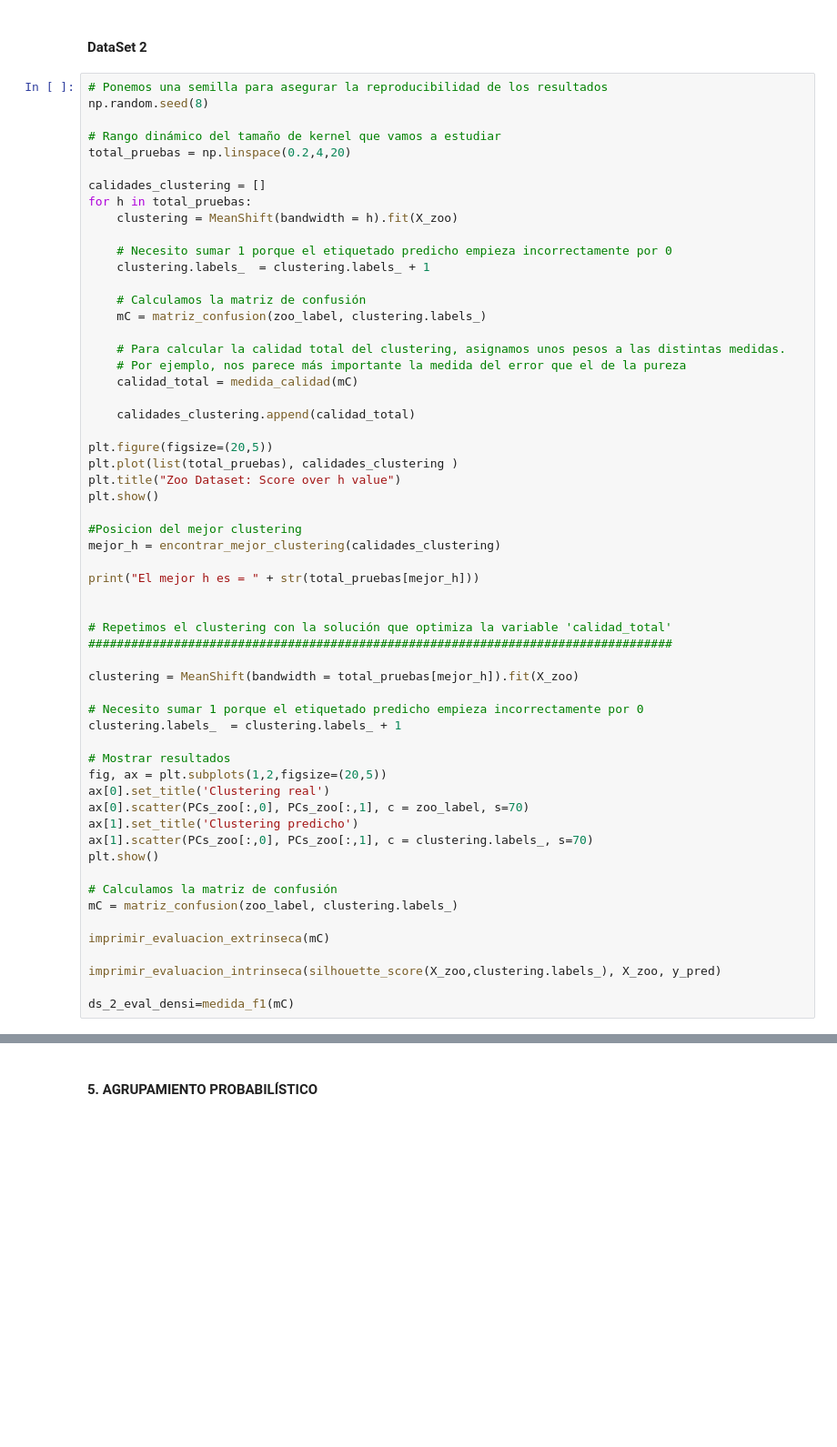
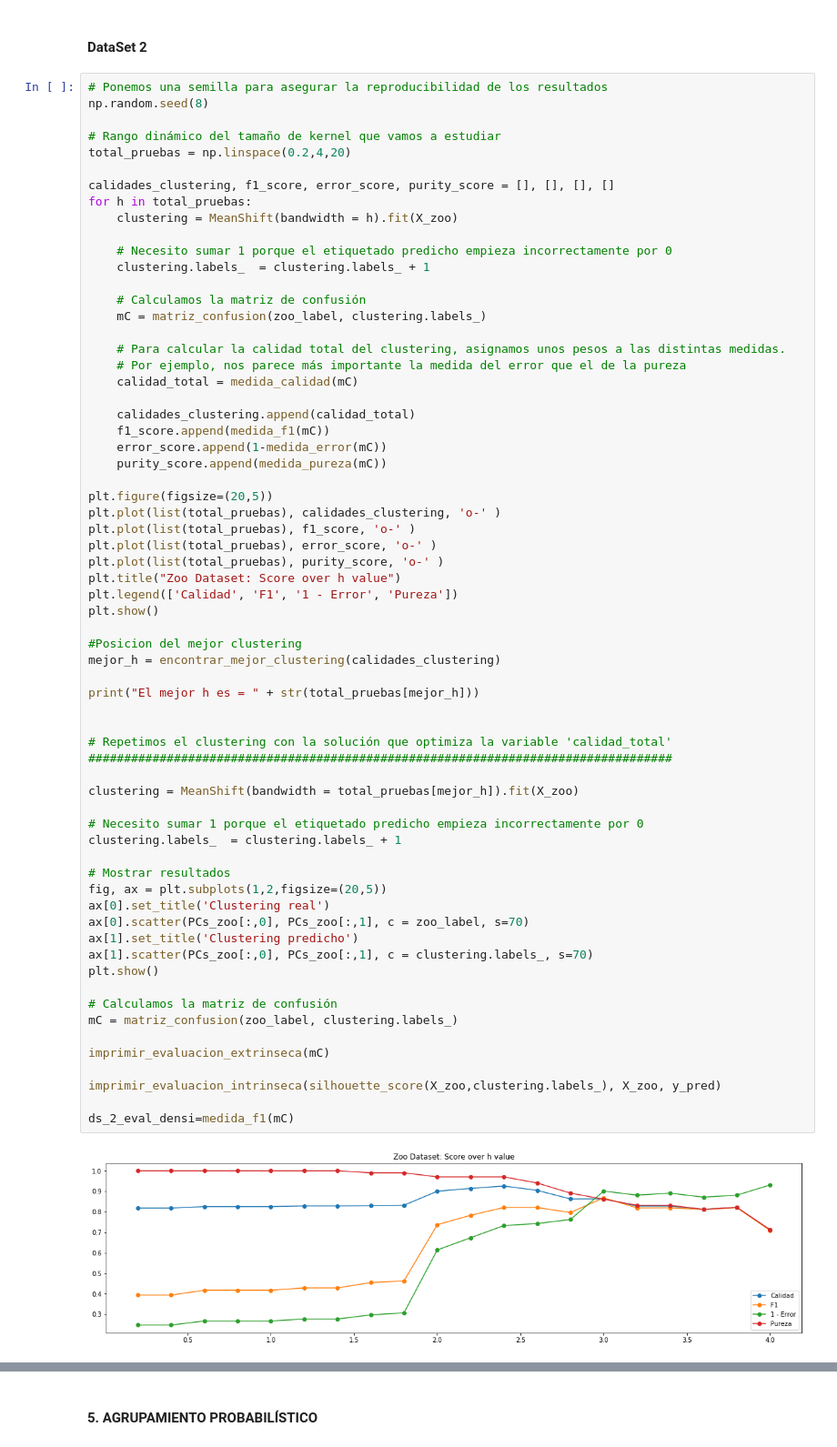
Before and after one commit to alvaronavarroguz/06MAIR-Aprendizaje-No-Supervisado, a Jupyter notebook: Trabajo_Final/Trabajo_Final.ipynb, the cells around one changed output, grey strips where cells are left out. Shown at 91% size. Cells and saved outputs as stored; diff of their text form; blank space fills up the shorter version.

```diff
--- a/Trabajo_Final/Trabajo_Final.ipynb
+++ b/Trabajo_Final/Trabajo_Final.ipynb
@@ -668,7 +718,7 @@ np.random.seed(8)
 # Rango dinámico del tamaño de kernel que vamos a estudiar
 total_pruebas = np.linspace(0.2,4,20)
 
-calidades_clustering = []
+calidades_clustering, f1_score, error_score, purity_score = [], [], [], []
 for h in total_pruebas:
     clustering = MeanShift(bandwidth = h).fit(X_zoo)
 
@@ -683,39 +733,48 @@ for h in total_pruebas:
     calidad_total = medida_calidad(mC)
 
     calidades_clustering.append(calidad_total)
+    f1_score.append(medida_f1(mC))
+    error_score.append(1-medida_error(mC))
+    purity_score.append(medida_pureza(mC))
 
 plt.figure(figsize=(20,5))
-plt.plot(list(total_pruebas), calidades_clustering )
+plt.plot(list(total_pruebas), calidades_clustering, 'o-' )
+plt.plot(list(total_pruebas), f1_score, 'o-' )
+plt.plot(list(total_pruebas), error_score, 'o-' )
+plt.plot(list(total_pruebas), purity_score, 'o-' )
 plt.title("Zoo Dataset: Score over h value")
+plt.legend(['Calidad', 'F1', '1 - Error', 'Pureza'])
 plt.show()
 
 #Posicion del mejor clustering
 mejor_h = encontrar_mejor_clustering(calidades_clustering)
 
 print("El mejor h es = " + str(total_pruebas[mejor_h]))
 
 
 # Repetimos el clustering con la solución que optimiza la variable 'calidad_total'
 ##################################################################################
 
 clustering = MeanShift(bandwidth = total_pruebas[mejor_h]).fit(X_zoo)
 
 # Necesito sumar 1 porque el etiquetado predicho empieza incorrectamente por 0
 clustering.labels_  = clustering.labels_ + 1
 
 # Mostrar resultados
 fig, ax = plt.subplots(1,2,figsize=(20,5))
 ax[0].set_title('Clustering real')
 ax[0].scatter(PCs_zoo[:,0], PCs_zoo[:,1], c = zoo_label, s=70)
 ax[1].set_title('Clustering predicho')
 ax[1].scatter(PCs_zoo[:,0], PCs_zoo[:,1], c = clustering.labels_, s=70)
 plt.show()
 
 # Calculamos la matriz de confusión
 mC = matriz_confusion(zoo_label, clustering.labels_)
 
 imprimir_evaluacion_extrinseca(mC)
 
 imprimir_evaluacion_intrinseca(silhouette_score(X_zoo,clustering.labels_), X_zoo, y_pred)
 
 ds_2_eval_densi=medida_f1(mC)
+# %% [output]
+[figure, added]
```
Also changed, not shown: parts of 20 cells of this notebook.
